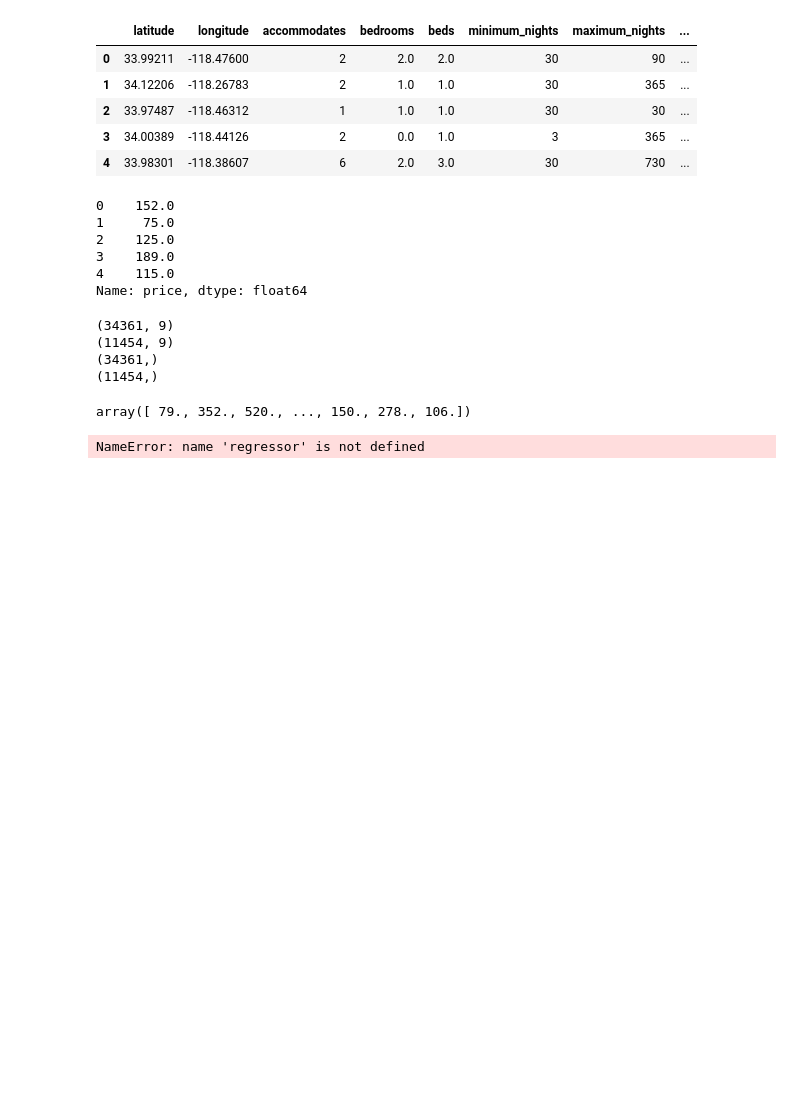
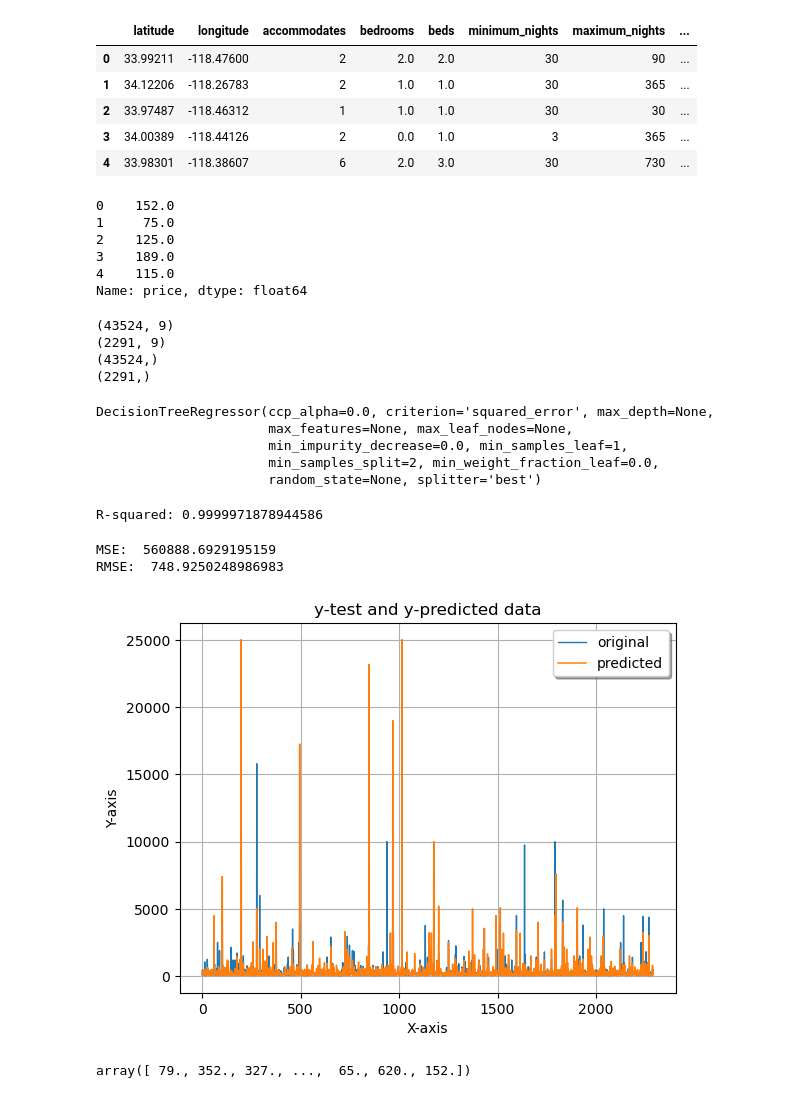
Before and after one commit to katelynnrachel/Airbnb, a Jupyter notebook: decision_tree.ipynb, the cells around one changed output. Saved outputs shown, nothing was run; the diff lists cells and outputs as text; code cells hidden in the pictures; blank space fills up the shorter version.

```diff
--- a/decision_tree.ipynb
+++ b/decision_tree.ipynb
@@ -63,7 +68,7 @@ y.head()
 4    115.0
 Name: price, dtype: float64
 # %%
-X_train, X_test, y_train, y_test = train_test_split(X, y, random_state=78)
+X_train, X_test, y_train, y_test = train_test_split(X, y, test_size = 0.05, random_state=78)
 # %%
 # Determine the shape of our training and testing sets.
 print(X_train.shape)
@@ -71,10 +76,49 @@ print(X_test.shape)
 print(y_train.shape)
 print(y_test.shape)
 # %% [output]
-(34361, 9)
-(11454, 9)
-(34361,)
-(11454,)
+(43524, 9)
+(2291, 9)
+(43524,)
+(2291,)
+# %%
+set_config(print_changed_only=False)
+
+dtr = DecisionTreeRegressor()
+print(dtr)
+# %% [output]
+DecisionTreeRegressor(ccp_alpha=0.0, criterion='squared_error', max_depth=None,
+                      max_features=None, max_leaf_nodes=None,
+                      min_impurity_decrease=0.0, min_samples_leaf=1,
+                      min_samples_split=2, min_weight_fraction_leaf=0.0,
+                      random_state=None, splitter='best')
+# %%
+dtr.fit(X_train, y_train)
+
+score = dtr.score(X_train, y_train)
+print("R-squared:", score)
+# %% [output]
+R-squared: 0.9999971878944586
+# %%
+ypred = dtr.predict(X_test)
+
+mse = mean_squared_error(y_test, ypred)
+print("MSE: ", mse)
+print("RMSE: ", mse**(1/2.0))
+# %% [output]
+MSE:  560888.6929195159
+RMSE:  748.9250248986983
+# %%
+x_ax = range(len(y_test))
+plt.plot(x_ax, y_test, linewidth=1, label="original")
+plt.plot(x_ax, ypred, linewidth=1.1, label="predicted")
+plt.title("y-test and y-predicted data")
+plt.xlabel('X-axis')
+plt.ylabel('Y-axis')
+plt.legend(loc='best',fancybox=True, shadow=True)
+plt.grid(True)
+plt.show()
+# %% [output]
+[figure, added]
 # %%
 # Creating a StandardScaler instance.
 scaler = StandardScaler()
@@ -94,15 +138,4 @@ model = model.fit(X_train_scaled, y_train)
 predictions = model.predict(X_test_scaled)
 predictions
 # %% [output]
-array([ 79., 352., 520., ..., 150., 278., 106.])
+array([ 79., 352., 327., ...,  65., 620., 152.])
-# %%
-#Report the score of the prediction using the testing set
-from sklearn.model_selection import cross_val_score
-
-
-#score = cross_val_score(regressor, X_test, y_test)
-score = regressor.score(X_test, y_test)
-
-print(score)
-# %% [output]
-NameError: name 'regressor' is not defined
```
Also changed, not shown: parts of 11 cells of this notebook, 1 other file.
